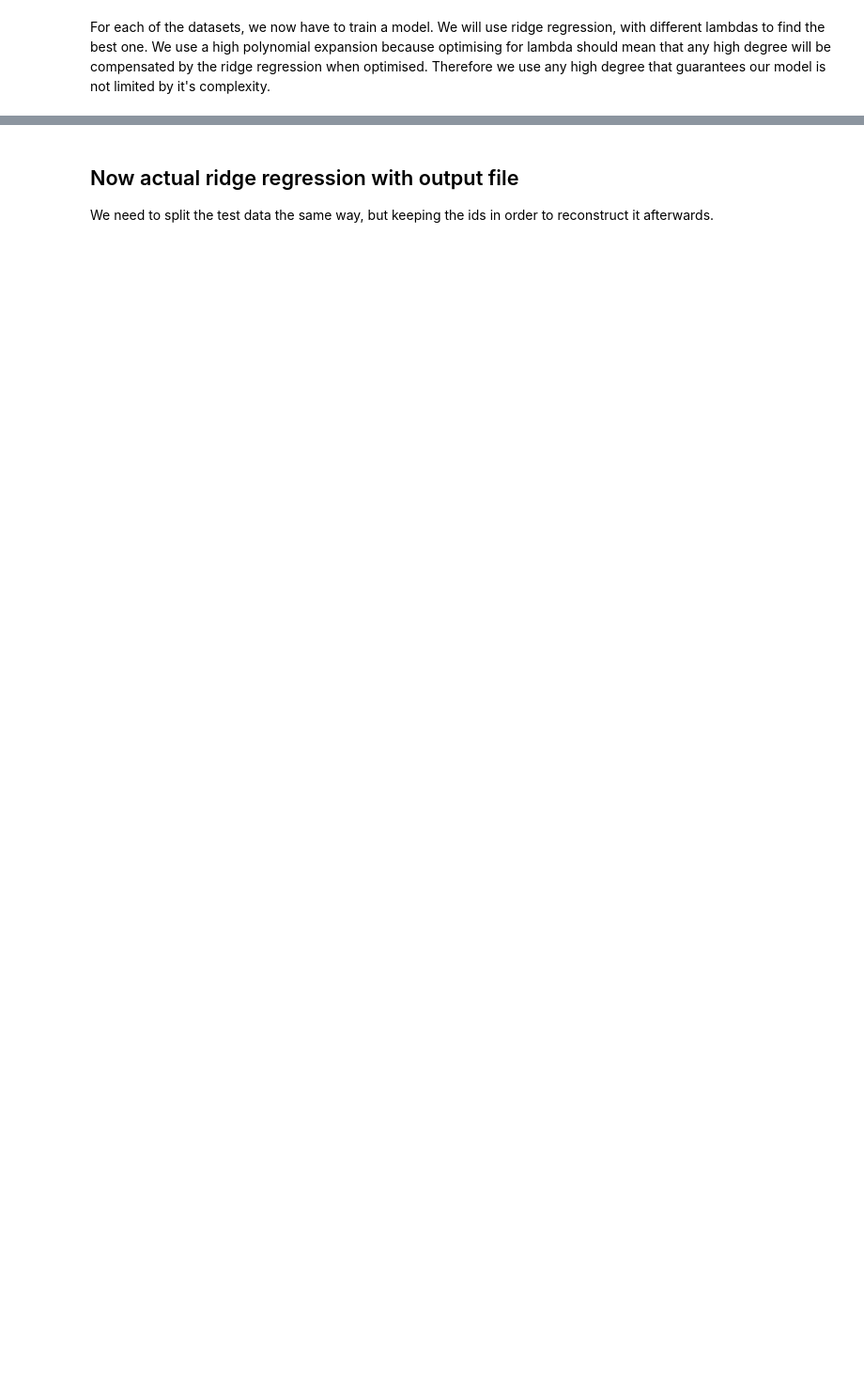
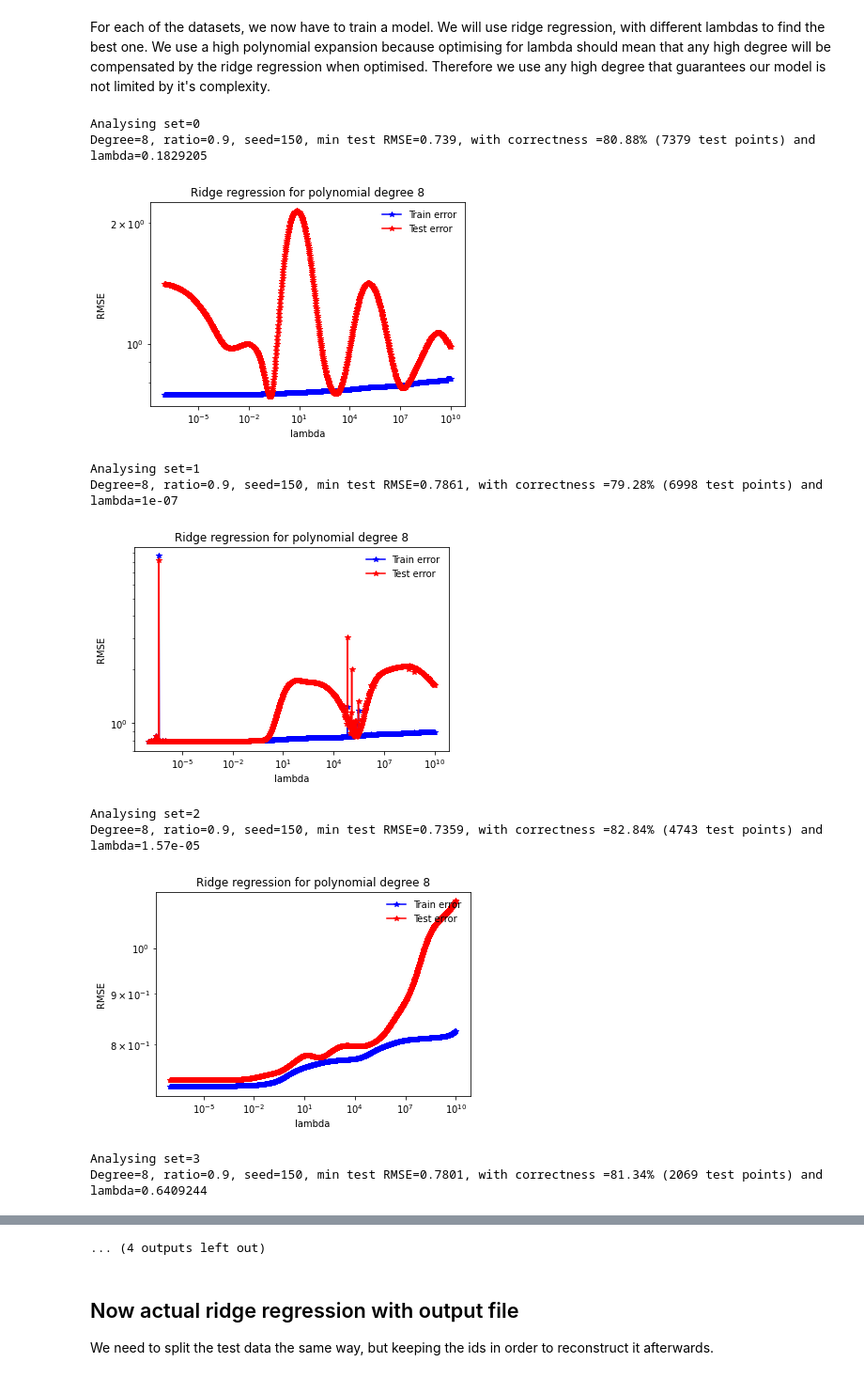
Before and after one commit to ATchelet/ML_course, a Jupyter notebook: projects/project1/scripts/th_ridge_split8sets.ipynb, the cells around one changed output, grey strips where cells are left out. Shown: that part at 94% size. Saved outputs shown, nothing was run; the diff lists cells and outputs as text; code cells hidden in the pictures; blank space fills up the shorter version.

Commit message:
found some good lambdas for ridge 8 sets

```diff
--- a/projects/project1/scripts/th_ridge_split8sets.ipynb
+++ b/projects/project1/scripts/th_ridge_split8sets.ipynb
@@ -131,10 +149,22 @@ def ridge_regression_lambdas(x, y, degree, ratio, seed, lambdas):#=np.logspace(-
 #                       seed = 56)
 # %%
 seed = 150
-degree = 5
+degree = 8
 split_ratio = 0.9
-lambdas = np.logspace(-5, 5, 1000)
+lambdas = np.logspace(-7, 10, 1000)
 
 for set_i in range(8):
     print(f"\nAnalysing set={set_i}")
     min_rmse_te, min_w_te, best_lambda = ridge_regression_lambdas(tx_split[set_i], y_split[set_i], degree, split_ratio, seed, lambdas)
+# %% [output]
+Analysing set=0
+Degree=8, ratio=0.9, seed=150, min test RMSE=0.739, with correctness =80.88% (7379 test points) and lambda=0.1829205
+[figure, added]
+Analysing set=1
+Degree=8, ratio=0.9, seed=150, min test RMSE=0.7861, with correctness =79.28% (6998 test points) and lambda=1e-07
+[figure, added]
+Analysing set=2
+Degree=8, ratio=0.9, seed=150, min test RMSE=0.7359, with correctness =82.84% (4743 test points) and lambda=1.57e-05
+[figure, added]
+Analysing set=3
+Degree=8, ratio=0.9, seed=150, min test RMSE=0.7801, with correctness =81.34% (2069 test points) and lambda=0.6409244
@@ -141,3 +178,4 @@ for set_i in range(8):
+... (4 outputs left out)
 # %% [markdown]
 ## Now actual ridge regression with output file
 
```
Also changed, not shown: parts of 4 cells of this notebook.
